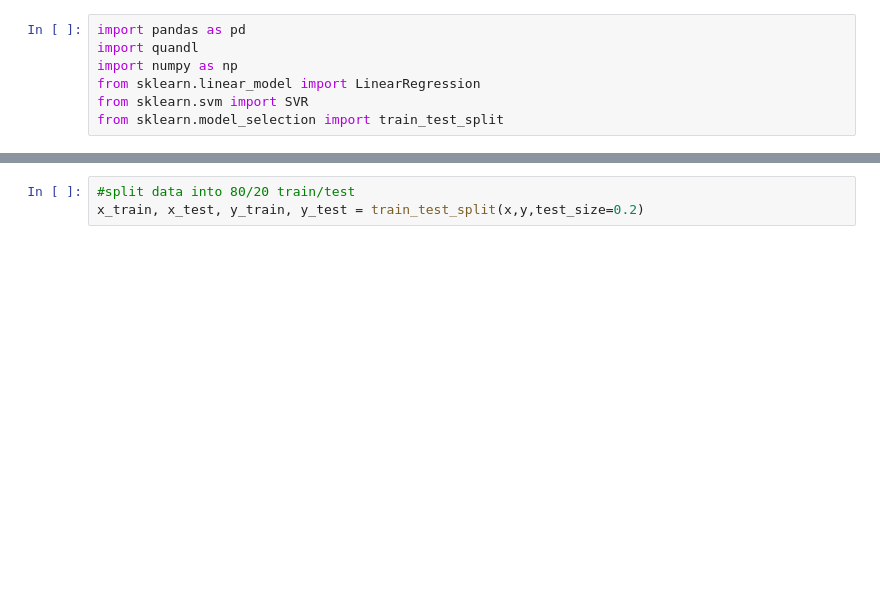
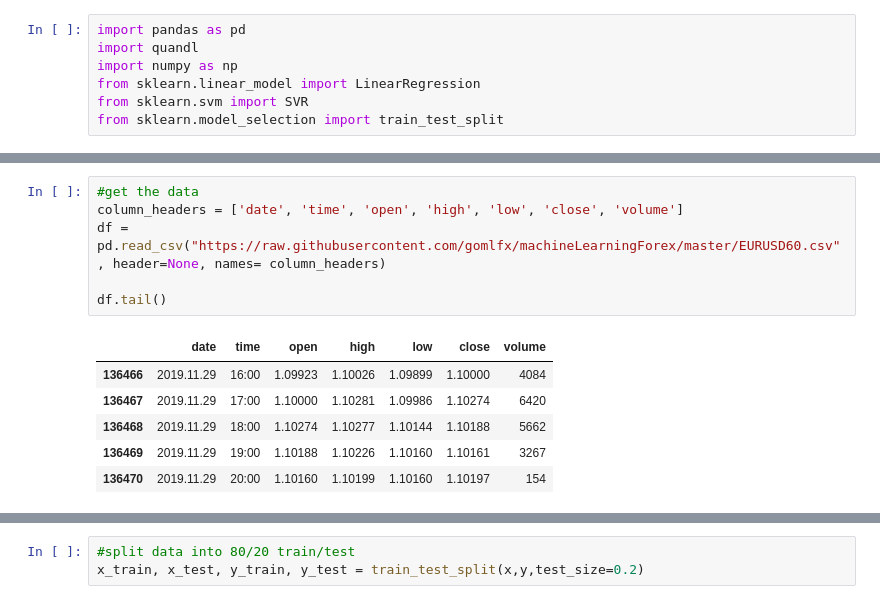
Before and after one commit to gomlfx/machineLearningForex, a Jupyter notebook: ytcsbspp.ipynb, the cells around one changed output, grey strips where cells are left out. Drawn from its saved outputs; the diff is of its cells as text; blank space fills up the shorter version.

```diff
--- a/ytcsbspp.ipynb
+++ b/ytcsbspp.ipynb
@@ -43,2 +42,15 @@ df.tail()
+# %%
+#get the data
+column_headers = ['date', 'time', 'open', 'high', 'low', 'close', 'volume']
+df = pd.read_csv("https://raw.githubusercontent.com/gomlfx/machineLearningForex/master/EURUSD60.csv", header=None, names= column_headers)
+
+df.tail()
+# %% [output]
+|  | date | time | open | high | low | close | volume |
+| 136466 | 2019.11.29 | 16:00 | 1.09923 | 1.10026 | 1.09899 | 1.10000 | 4084 |
+| 136467 | 2019.11.29 | 17:00 | 1.10000 | 1.10281 | 1.09986 | 1.10274 | 6420 |
+| 136468 | 2019.11.29 | 18:00 | 1.10274 | 1.10277 | 1.10144 | 1.10188 | 5662 |
+| 136469 | 2019.11.29 | 19:00 | 1.10188 | 1.10226 | 1.10160 | 1.10161 | 3267 |
+| 136470 | 2019.11.29 | 20:00 | 1.10160 | 1.10199 | 1.10160 | 1.10197 | 154 |
 # %%
 df = df[['close']]
```
Also changed, not shown: parts of 15 cells of this notebook.
